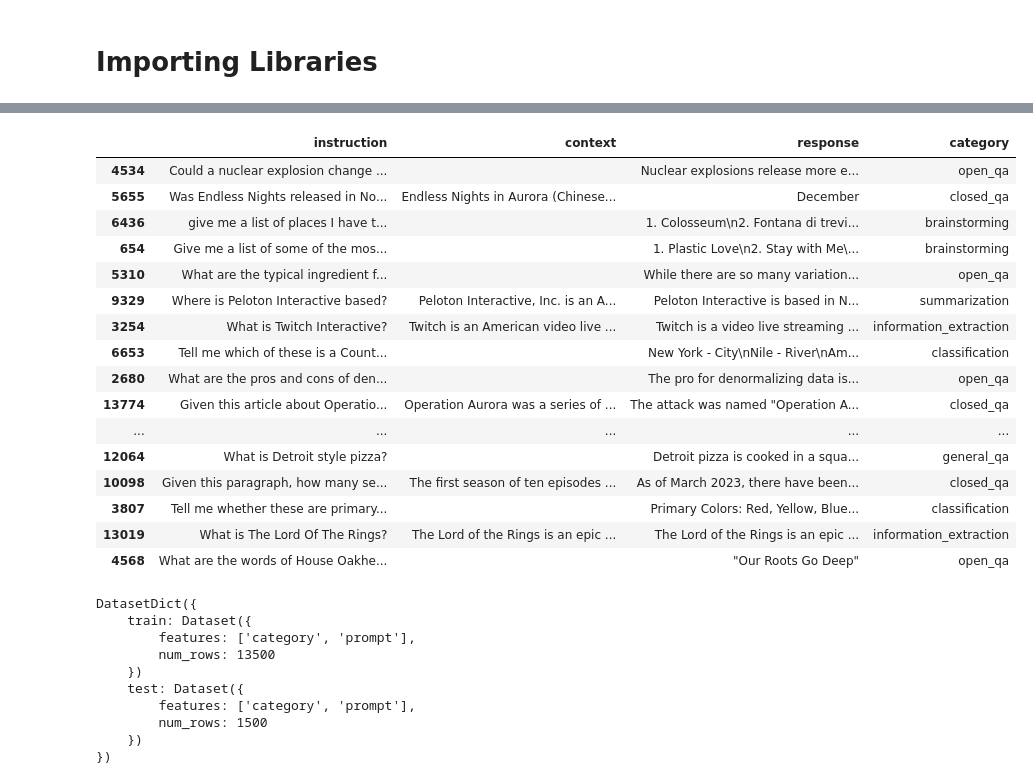
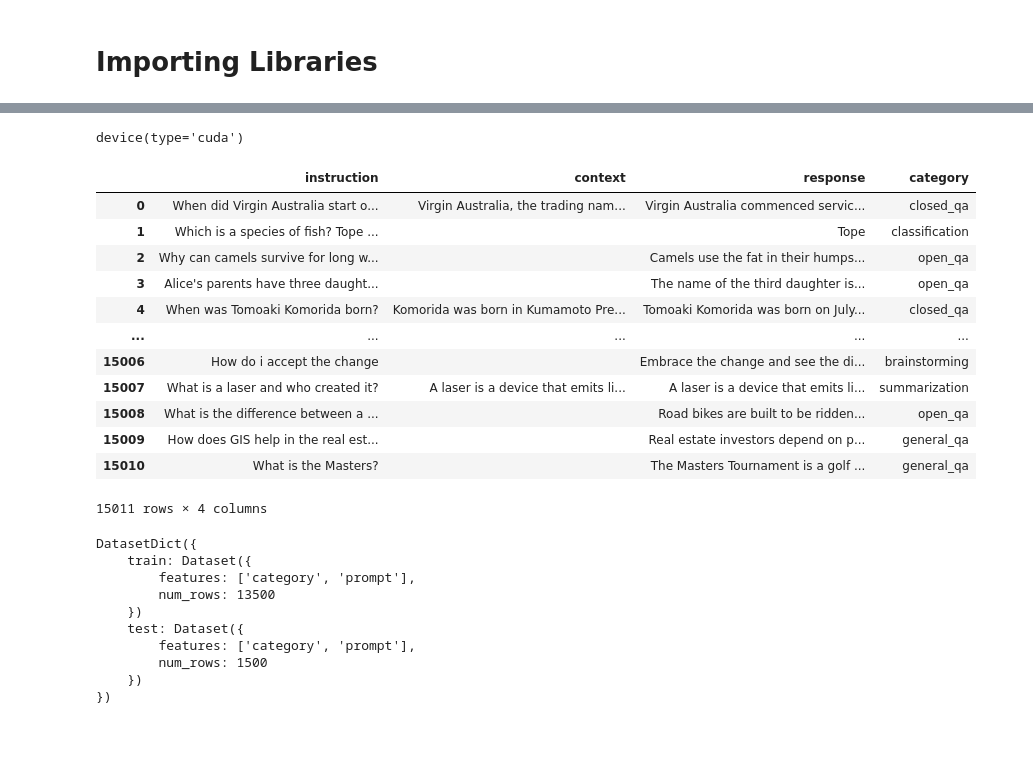
Before and after one commit to SharathHebbar/Transformers, a Jupyter notebook: Basics/6_Instruction_following_using_GPT.ipynb, the cells around one changed output, grey strips where cells are left out. Saved outputs shown, nothing was run; the diff lists cells and outputs as text; code cells hidden in the pictures; blank space fills up the shorter version.

```diff
--- a/Basics/6_Instruction_following_using_GPT.ipynb
+++ b/Basics/6_Instruction_following_using_GPT.ipynb
@@ -36,0 +21,6 @@ from datasets import load_dataset
+# %%
+import torch
+device = torch.device("cuda" if torch.cuda.is_available() else "cpu")
+device
+# %% [output]
+device(type='cuda')
@@ -42,24 +35,21 @@ model = AutoModelForCausalLM.from_pretrained(model_name)
 # %%
 dataset = load_dataset(dataset_name, split='train')
-dataset.to_pandas().sample(20)
+# dataset.to_pandas().sample(2000)
+dataset.to_pandas()
 # %% [output]
 |  | instruction | context | response | category |
-| 4534 | Could a nuclear explosion change ... |  | Nuclear explosions release more e... | open_qa |
-| 5655 | Was Endless Nights released in No... | Endless Nights in Aurora (Chinese... | December | closed_qa |
-| 6436 | give me a list of places I have t... |  | 1. Colosseum\n2. Fontana di trevi... | brainstorming |
-| 654 | Give me a list of some of the mos... |  | 1. Plastic Love\n2. Stay with Me\... | brainstorming |
-| 5310 | What are the typical ingredient f... |  | While there are so many variation... | open_qa |
-| 9329 | Where is Peloton Interactive based? | Peloton Interactive, Inc. is an A... | Peloton Interactive is based in N... | summarization |
-| 3254 | What is Twitch Interactive? | Twitch is an American video live ... | Twitch is a video live streaming ... | information_extraction |
-| 6653 | Tell me which of these is a Count... |  | New York - City\nNile - River\nAm... | classification |
-| 2680 | What are the pros and cons of den... |  | The pro for denormalizing data is... | open_qa |
-| 13774 | Given this article about Operatio... | Operation Aurora was a series of ... | The attack was named "Operation A... | closed_qa |
+| 0 | When did Virgin Australia start o... | Virgin Australia, the trading nam... | Virgin Australia commenced servic... | closed_qa |
+| 1 | Which is a species of fish? Tope ... |  | Tope | classification |
+| 2 | Why can camels survive for long w... |  | Camels use the fat in their humps... | open_qa |
+| 3 | Alice's parents have three daught... |  | The name of the third daughter is... | open_qa |
+| 4 | When was Tomoaki Komorida born? | Komorida was born in Kumamoto Pre... | Tomoaki Komorida was born on July... | closed_qa |
 | ... | ... | ... | ... | ... |
-| 12064 | What is Detroit style pizza? |  | Detroit pizza is cooked in a squa... | general_qa |
-| 10098 | Given this paragraph, how many se... | The first season of ten episodes ... | As of March 2023, there have been... | closed_qa |
-| 3807 | Tell me whether these are primary... |  | Primary Colors: Red, Yellow, Blue... | classification |
-| 13019 | What is The Lord Of The Rings? | The Lord of the Rings is an epic ... | The Lord of the Rings is an epic ... | information_extraction |
-| 4568 | What are the words of House Oakhe... |  | "Our Roots Go Deep" | open_qa |
+| 15006 | How do i accept the change |  | Embrace the change and see the di... | brainstorming |
+| 15007 | What is a laser and who created it? | A laser is a device that emits li... | A laser is a device that emits li... | summarization |
+| 15008 | What is the difference between a ... |  | Road bikes are built to be ridden... | open_qa |
+| 15009 | How does GIS help in the real est... |  | Real estate investors depend on p... | general_qa |
+| 15010 | What is the Masters? |  | The Masters Tournament is a golf ... | general_qa |
+15011 rows × 4 columns
 # %%
 def preprocess(example):
   # example['prompt'] = f'{example["instruction"]} {example["input"]} {example["output"]}'
```
Also changed, not shown: parts of 14 cells of this notebook, 1 other file.
